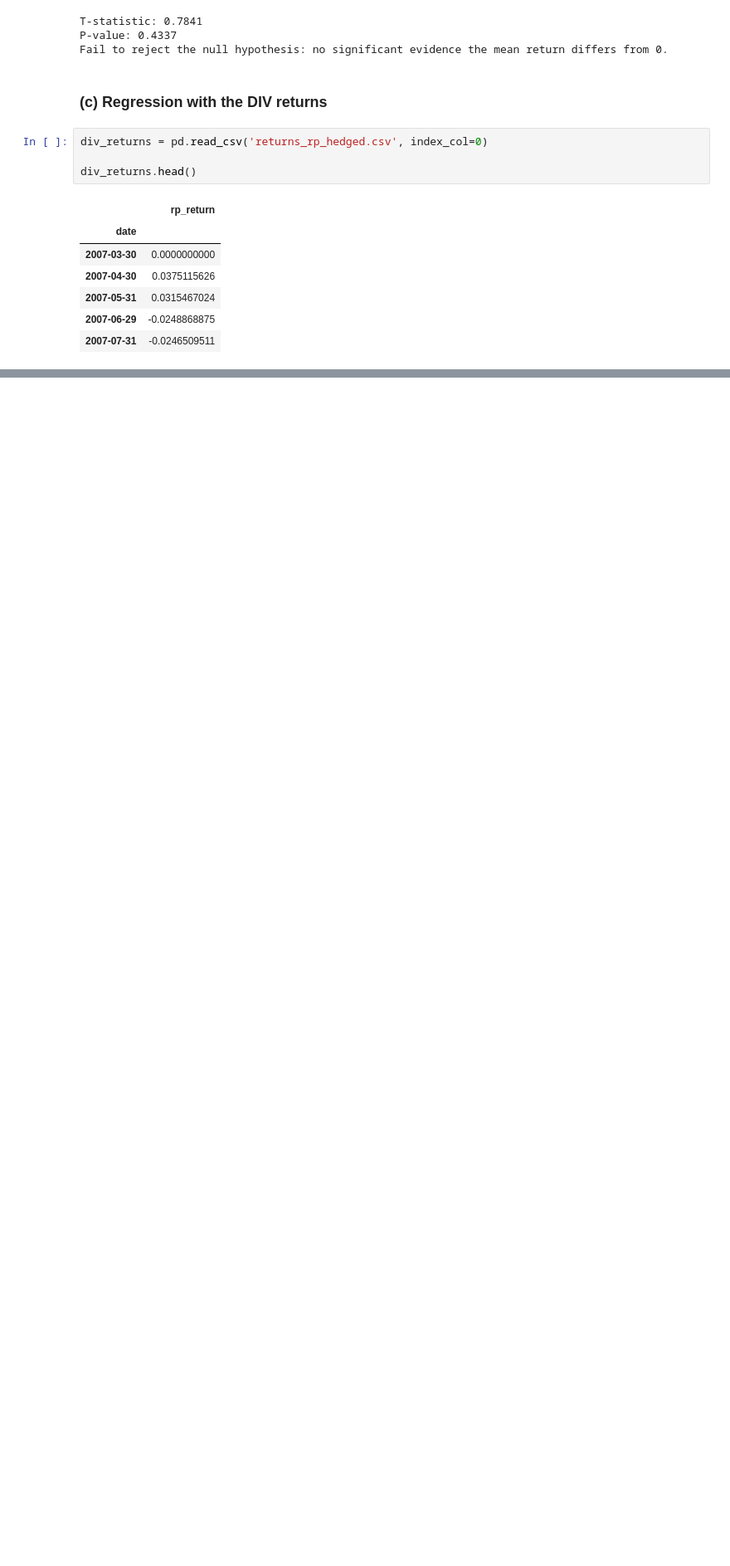
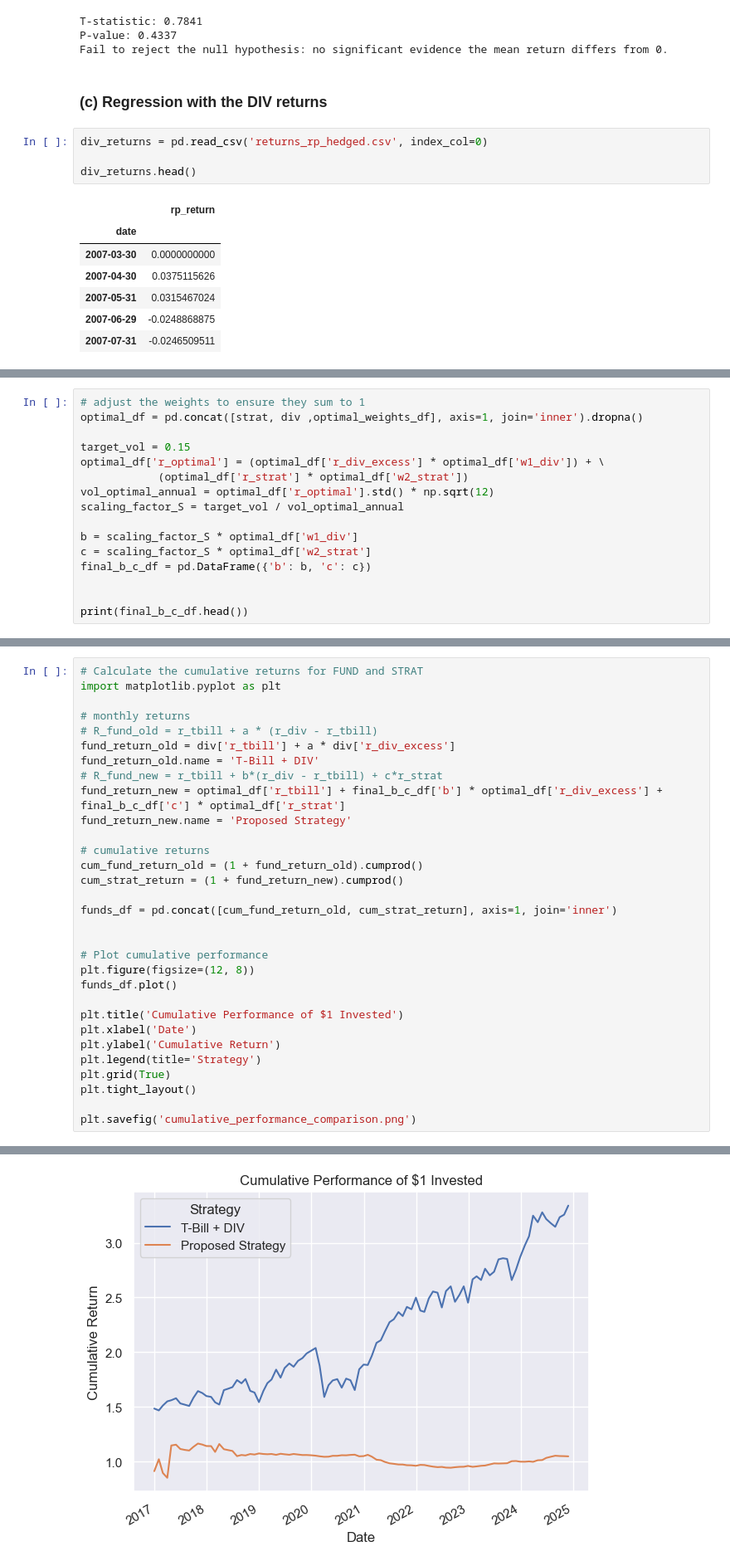
Before and after one commit to arthurdhonneur7/project_investments, a Jupyter notebook: data/final/final.ipynb, the cells around one changed output, grey strips where cells are left out. Shown at 83% size. Cells and saved outputs as stored; diff of their text form; blank space fills up the shorter version.

```diff
--- a/data/final/final.ipynb
+++ b/data/final/final.ipynb
@@ -1527,0 +1710,16 @@ Notes:
+# %%
+# adjust the weights to ensure they sum to 1
+optimal_df = pd.concat([strat, div ,optimal_weights_df], axis=1, join='inner').dropna()
+
+target_vol = 0.15
+optimal_df['r_optimal'] = (optimal_df['r_div_excess'] * optimal_df['w1_div']) + \
+            (optimal_df['r_strat'] * optimal_df['w2_strat'])
+vol_optimal_annual = optimal_df['r_optimal'].std() * np.sqrt(12)
+scaling_factor_S = target_vol / vol_optimal_annual
+
+b = scaling_factor_S * optimal_df['w1_div']
+c = scaling_factor_S * optimal_df['w2_strat']
+final_b_c_df = pd.DataFrame({'b': b, 'c': c})
+
+
+print(final_b_c_df.head())
@@ -1527,0 +1771,32 @@ Notes:
+# %%
+# Calculate the cumulative returns for FUND and STRAT
+import matplotlib.pyplot as plt
+
+# monthly returns
+# R_fund_old = r_tbill + a * (r_div - r_tbill)
+fund_return_old = div['r_tbill'] + a * div['r_div_excess']
+fund_return_old.name = 'T-Bill + DIV'
+# R_fund_new = r_tbill + b*(r_div - r_tbill) + c*r_strat
+fund_return_new = optimal_df['r_tbill'] + final_b_c_df['b'] * optimal_df['r_div_excess'] + final_b_c_df['c'] * optimal_df['r_strat']
+fund_return_new.name = 'Proposed Strategy'
+
+# cumulative returns
+cum_fund_return_old = (1 + fund_return_old).cumprod()
+cum_strat_return = (1 + fund_return_new).cumprod()
+
+funds_df = pd.concat([cum_fund_return_old, cum_strat_return], axis=1, join='inner')
+
+
+# Plot cumulative performance
+plt.figure(figsize=(12, 8))
+funds_df.plot()
+
+plt.title('Cumulative Performance of $1 Invested')
+plt.xlabel('Date')
+plt.ylabel('Cumulative Return')
+plt.legend(title='Strategy')
+plt.grid(True)
+plt.tight_layout()
+
+plt.savefig('cumulative_performance_comparison.png')
+# %% [output]
@@ -1527,0 +1804 @@ Notes:
+[figure, added]
```
Also changed, not shown: parts of 27 cells of this notebook, 1 other file.
